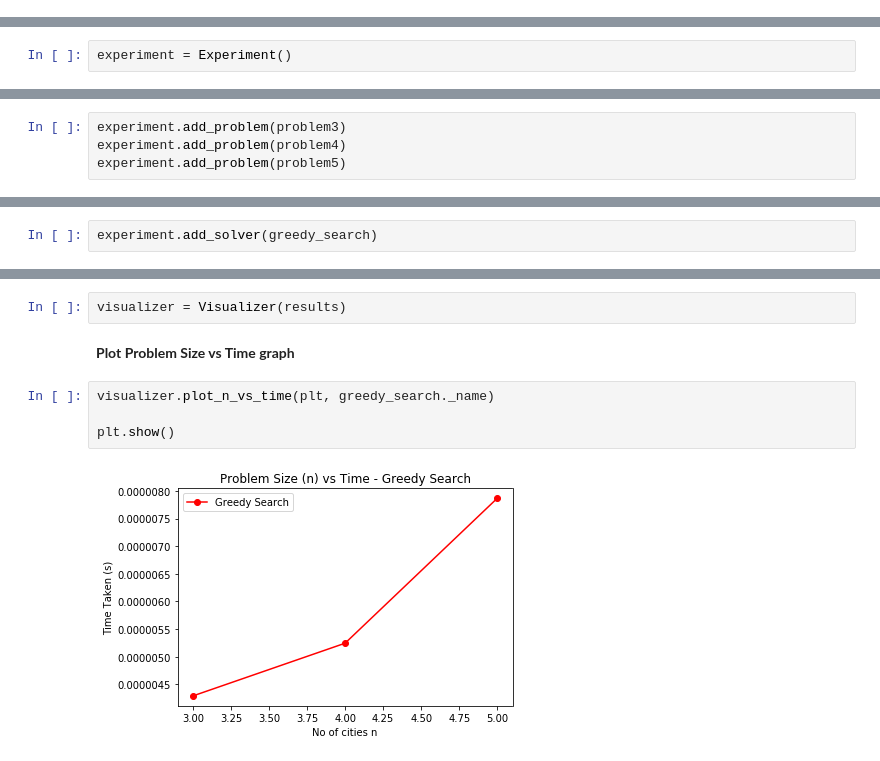
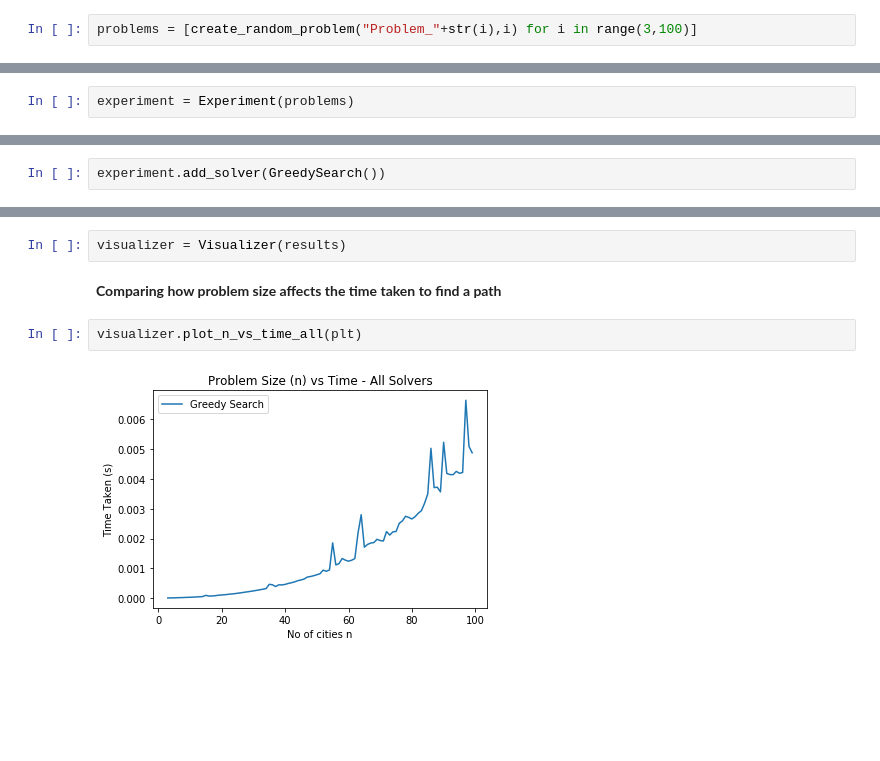
Before and after one commit to rithinch/pytspsolver, a Jupyter notebook: examples/Greedy Search.ipynb, the cells around one changed output, grey strips where cells are left out. Cells and saved outputs as stored; diff of their text form; blank space fills up the shorter version.

```diff
--- a/examples/Greedy Search.ipynb
+++ b/examples/Greedy Search.ipynb
@@ -31 +13,3 @@ greedy_search = GreedySearch()
+# %%
+problems = [create_random_problem("Problem_"+str(i),i) for i in range(3,100)]
 # %% [markdown]
@@ -33,2 +17,2 @@ greedy_search = GreedySearch()
 # %%
-experiment = Experiment()
+experiment = Experiment(problems)
@@ -37,11 +19,7 @@ experiment = Experiment()
-# %%
-experiment.add_problem(problem3)
-experiment.add_problem(problem4)
-experiment.add_problem(problem5)
 # %% [markdown]
 **Add solvers to use in the experiment...**
 # %%
-experiment.add_solver(greedy_search)
+experiment.add_solver(GreedySearch())
 # %% [markdown]
 **Run the experiment desired number of times...**
 # %%
@@ -50,11 +28,9 @@ results = experiment.run(epoch=10)
 **Set up Visualizer with experiment results...**
 # %%
 visualizer = Visualizer(results)
-# %% [markdown]
-**Plot Problem Size vs Time graph**
-# %%
-visualizer.plot_n_vs_time(plt, greedy_search._name)
-
-plt.show()
-# %% [output]
-[figure, removed]
+# %% [markdown]
+**Comparing how problem size affects the time taken to find a path**
+# %%
+visualizer.plot_n_vs_time_all(plt)
+# %% [output]
+[figure, added]
```
Also changed, not shown: parts of 9 cells of this notebook, 3 other files.
